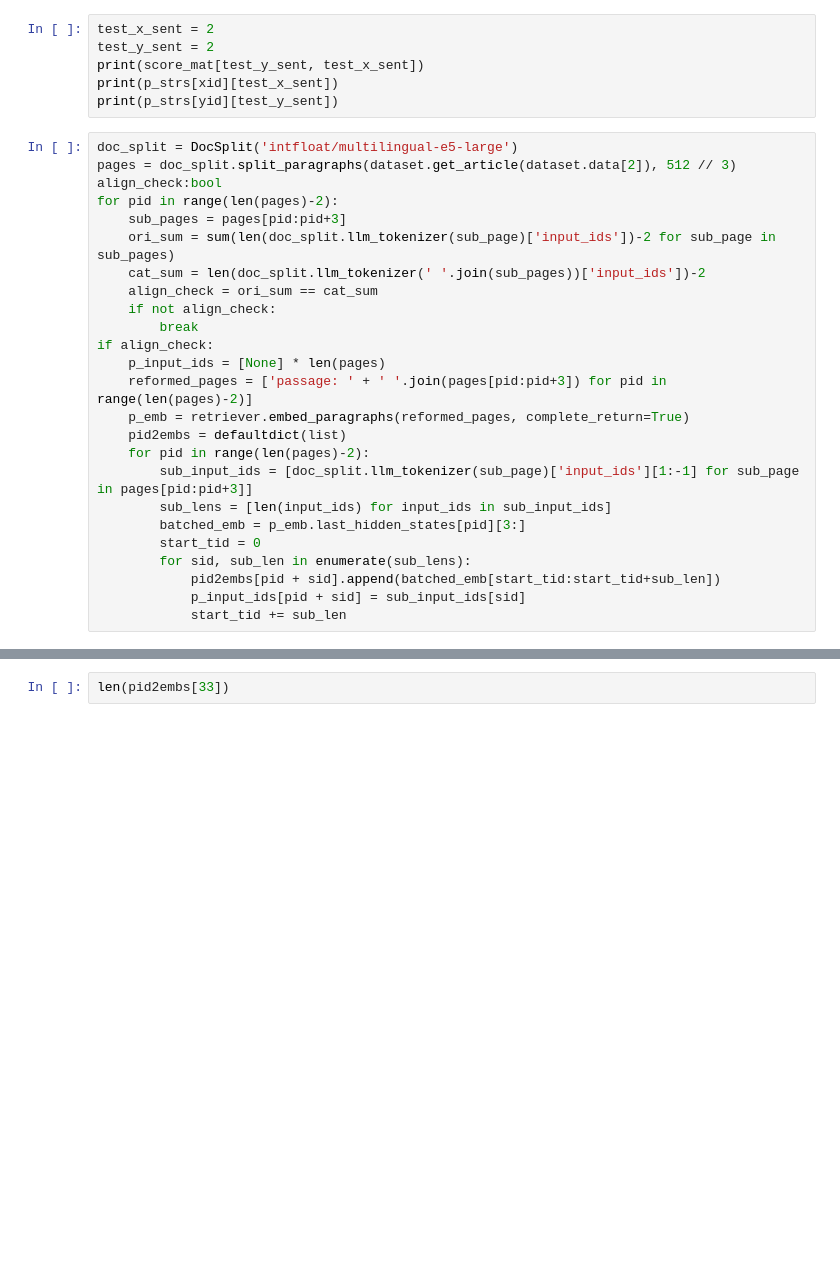
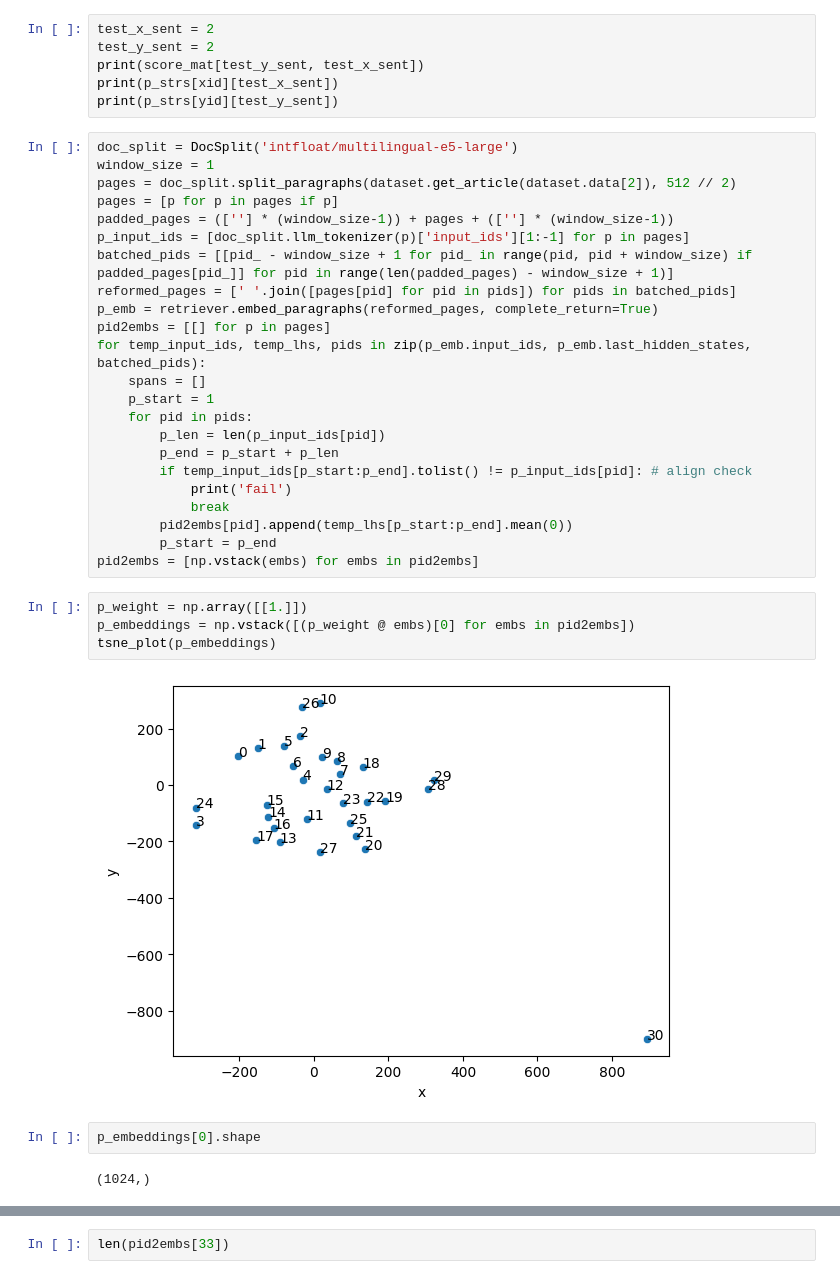
Before and after one commit to ZhuKerui/LongDoc, a Jupyter notebook: script/retrieval/knowledge_navigate.ipynb, the cells around one changed output, grey strips where cells are left out. Saved outputs shown, nothing was run; the diff lists cells and outputs as text; blank space fills up the shorter version.

```diff
--- a/script/retrieval/knowledge_navigate.ipynb
+++ b/script/retrieval/knowledge_navigate.ipynb
@@ -225,28 +300,36 @@ test_y_sent = 2
 print(score_mat[test_y_sent, test_x_sent])
 print(p_strs[xid][test_x_sent])
 print(p_strs[yid][test_y_sent])
-# %%
-doc_split = DocSplit('intfloat/multilingual-e5-large')
-pages = doc_split.split_paragraphs(dataset.get_article(dataset.data[2]), 512 // 3)
-align_check:bool
-for pid in range(len(pages)-2):
-    sub_pages = pages[pid:pid+3]
-    ori_sum = sum(len(doc_split.llm_tokenizer(sub_page)['input_ids'])-2 for sub_page in sub_pages)
-    cat_sum = len(doc_split.llm_tokenizer(' '.join(sub_pages))['input_ids'])-2
-    align_check = ori_sum == cat_sum
-    if not align_check:
-        break
-if align_check:
-    p_input_ids = [None] * len(pages)
-    reformed_pages = ['passage: ' + ' '.join(pages[pid:pid+3]) for pid in range(len(pages)-2)]
-    p_emb = retriever.embed_paragraphs(reformed_pages, complete_return=True)
-    pid2embs = defaultdict(list)
-    for pid in range(len(pages)-2):
-        sub_input_ids = [doc_split.llm_tokenizer(sub_page)['input_ids'][1:-1] for sub_page in pages[pid:pid+3]]
-        sub_lens = [len(input_ids) for input_ids in sub_input_ids]
-        batched_emb = p_emb.last_hidden_states[pid][3:]
-        start_tid = 0
-        for sid, sub_len in enumerate(sub_lens):
-            pid2embs[pid + sid].append(batched_emb[start_tid:start_tid+sub_len])
-            p_input_ids[pid + sid] = sub_input_ids[sid]
-            start_tid += sub_len
+# %%
+doc_split = DocSplit('intfloat/multilingual-e5-large')
+window_size = 1
+pages = doc_split.split_paragraphs(dataset.get_article(dataset.data[2]), 512 // 2)
+pages = [p for p in pages if p]
+padded_pages = ([''] * (window_size-1)) + pages + ([''] * (window_size-1))
+p_input_ids = [doc_split.llm_tokenizer(p)['input_ids'][1:-1] for p in pages]
+batched_pids = [[pid_ - window_size + 1 for pid_ in range(pid, pid + window_size) if padded_pages[pid_]] for pid in range(len(padded_pages) - window_size + 1)]
+reformed_pages = [' '.join([pages[pid] for pid in pids]) for pids in batched_pids]
+p_emb = retriever.embed_paragraphs(reformed_pages, complete_return=True)
+pid2embs = [[] for p in pages]
+for temp_input_ids, temp_lhs, pids in zip(p_emb.input_ids, p_emb.last_hidden_states, batched_pids):
+    spans = []
+    p_start = 1
+    for pid in pids:
+        p_len = len(p_input_ids[pid])
+        p_end = p_start + p_len
+        if temp_input_ids[p_start:p_end].tolist() != p_input_ids[pid]: # align check
+            print('fail')
+            break
+        pid2embs[pid].append(temp_lhs[p_start:p_end].mean(0))
+        p_start = p_end
+pid2embs = [np.vstack(embs) for embs in pid2embs]
+# %%
+p_weight = np.array([[1.]])
+p_embeddings = np.vstack([(p_weight @ embs)[0] for embs in pid2embs])
+tsne_plot(p_embeddings)
+# %% [output]
+[figure, added]
+# %%
+p_embeddings[0].shape
+# %% [output]
+(1024,)
```
Also changed, not shown: parts of 17 cells of this notebook, 6 other files.
